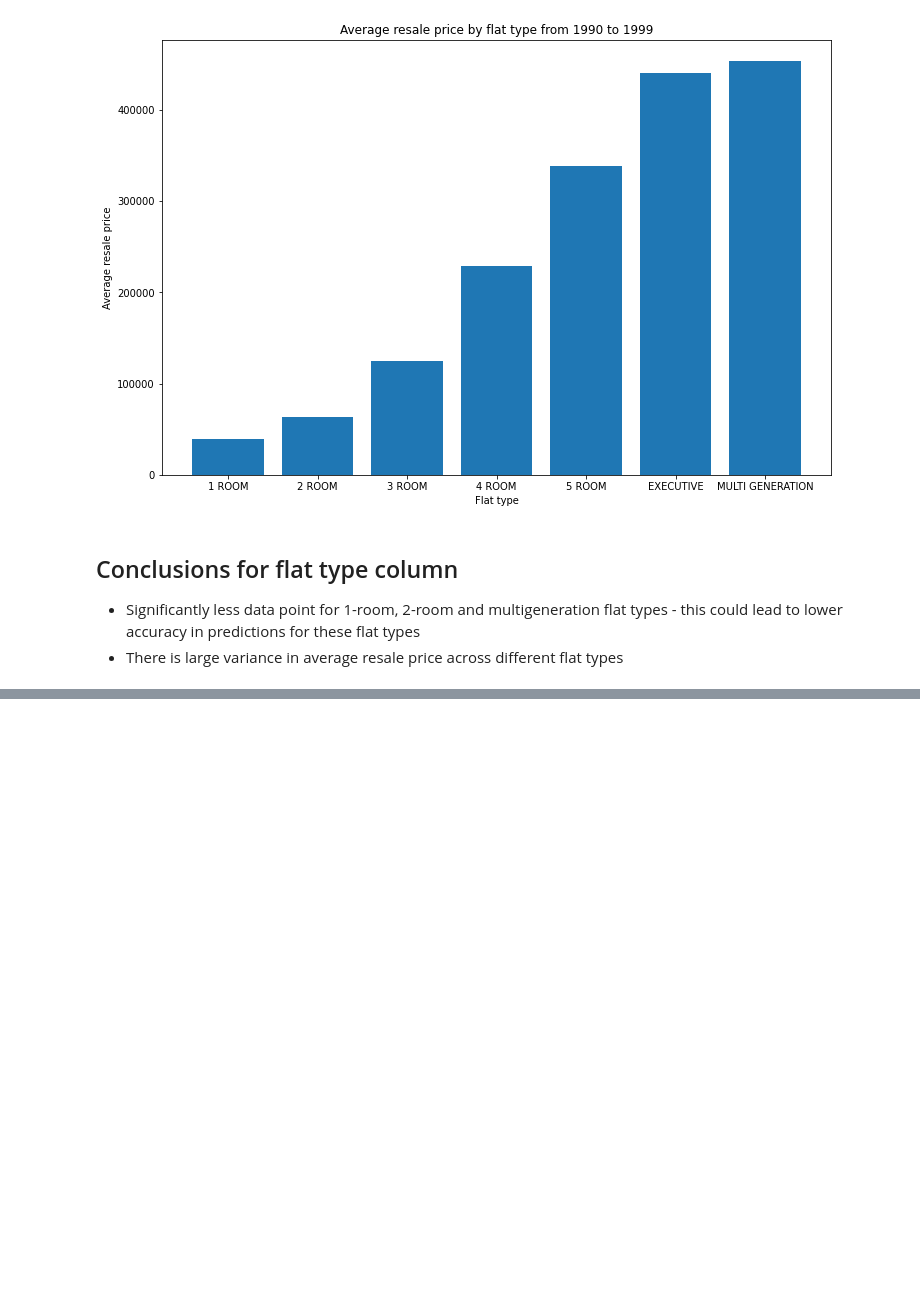
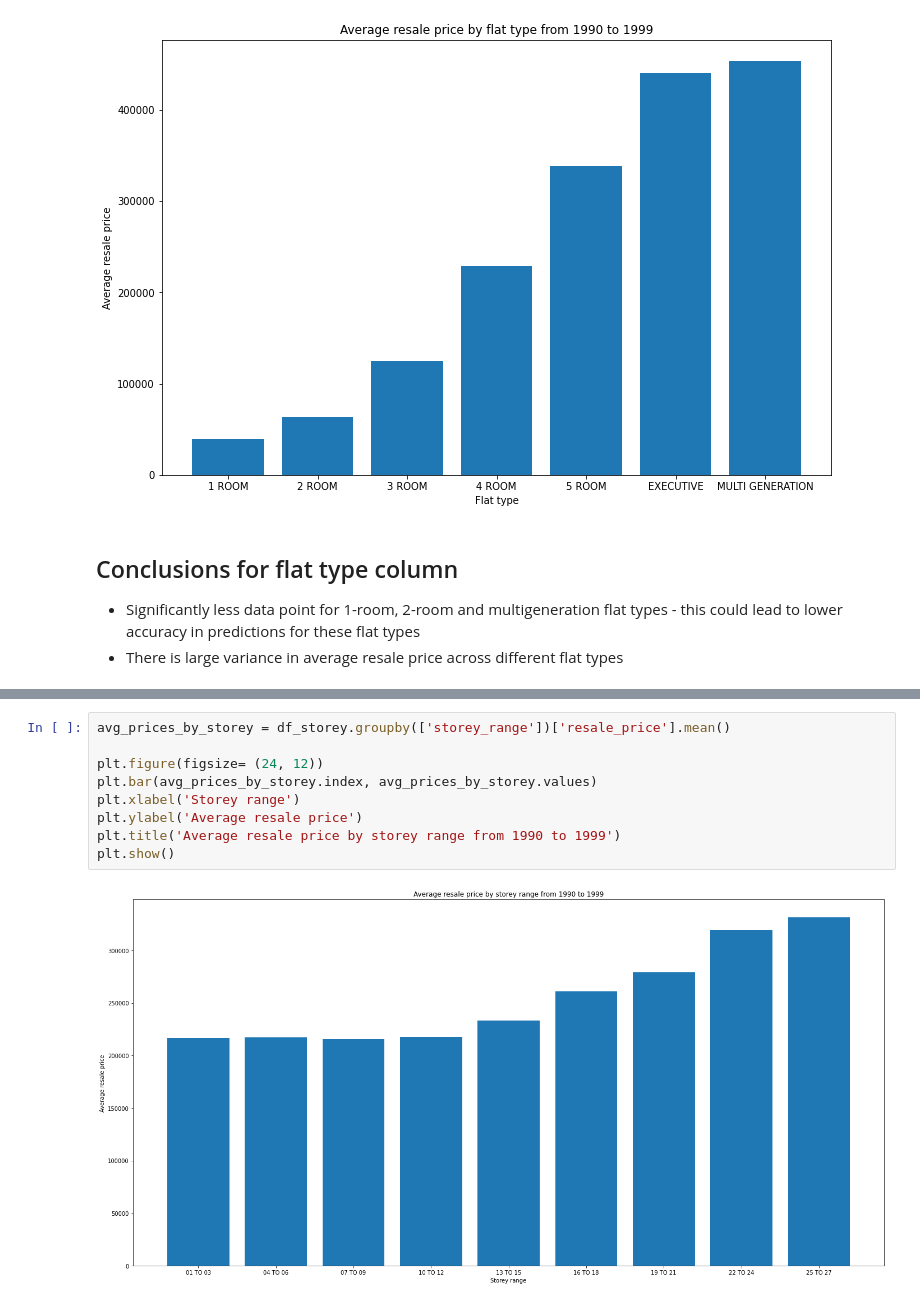
Before and after one commit to Zheng-Xuan/Singapore-resale-flat-price-prediction, a Jupyter notebook: EDA.ipynb, the cells around one changed output, grey strips where cells are left out. Drawn from its saved outputs; the diff is of its cells as text; blank space fills up the shorter version.

```diff
--- a/EDA.ipynb
+++ b/EDA.ipynb
@@ -327,0 +359,11 @@ plt.show()
+# %%
+avg_prices_by_storey = df_storey.groupby(['storey_range'])['resale_price'].mean()
+
+plt.figure(figsize= (24, 12))
+plt.bar(avg_prices_by_storey.index, avg_prices_by_storey.values)
+plt.xlabel('Storey range')
+plt.ylabel('Average resale price')
+plt.title('Average resale price by storey range from 1990 to 1999')
+plt.show()
+# %% [output]
+[figure, added]
```
Also changed, not shown: parts of 9 cells of this notebook, 1 other file.
